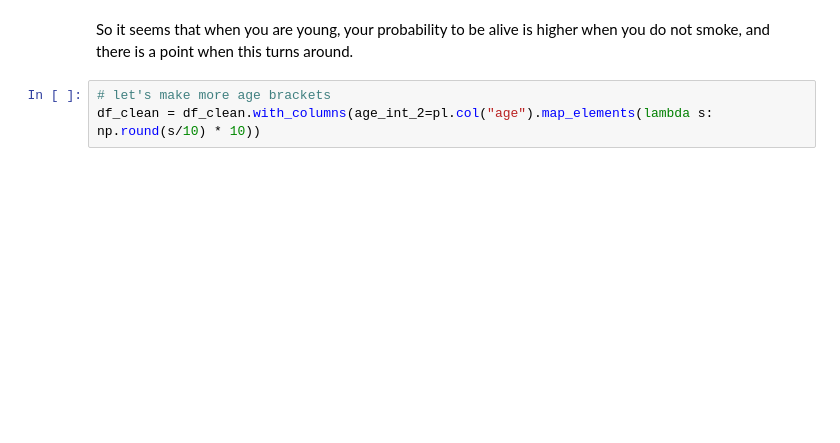
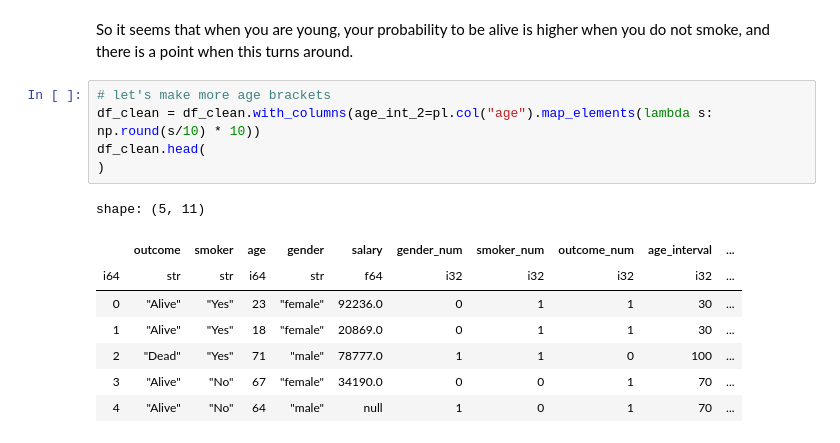
Before and after one commit to mz537/solution_ps2_ex2_simpsons_paradox, a Jupyter notebook: simpsons_paradox.ipynb, the cells around one changed output. Drawn from its saved outputs; the diff is of its cells as text; blank space fills up the shorter version.

```diff
--- a/simpsons_paradox.ipynb
+++ b/simpsons_paradox.ipynb
@@ -82,6 +180,17 @@ So it seems that when you are young, your probability to be alive is higher when
 # %%
 # let's make more age brackets
 df_clean = df_clean.with_columns(age_int_2=pl.col("age").map_elements(lambda s: np.round(s/10) * 10))
+df_clean.head(
+)
+# %% [output]
+shape: (5, 11)
+|  | outcome | smoker | age | gender | salary | gender_num | smoker_num | outcome_num | age_interval | ... |
+| i64 | str | str | i64 | str | f64 | i32 | i32 | i32 | i32 | ... |
+| 0 | "Alive" | "Yes" | 23 | "female" | 92236.0 | 0 | 1 | 1 | 30 | ... |
+| 1 | "Alive" | "Yes" | 18 | "female" | 20869.0 | 0 | 1 | 1 | 30 | ... |
+| 2 | "Dead" | "Yes" | 71 | "male" | 78777.0 | 1 | 1 | 0 | 100 | ... |
+| 3 | "Alive" | "No" | 67 | "female" | 34190.0 | 0 | 0 | 1 | 70 | ... |
+| 4 | "Alive" | "No" | 64 | "male" | null | 1 | 0 | 1 | 70 | ... |
 # %%
 df_by_age = df_clean.group_by(["age_int_2", "smoker_num"]).agg(prob_alive=pl.col("outcome_num").mean())
 sns.lineplot(data=df_by_age, x="age_int_2", y="prob_alive", hue="smoker_num")
```
Also changed, not shown: parts of 14 cells of this notebook, 1 other file.
